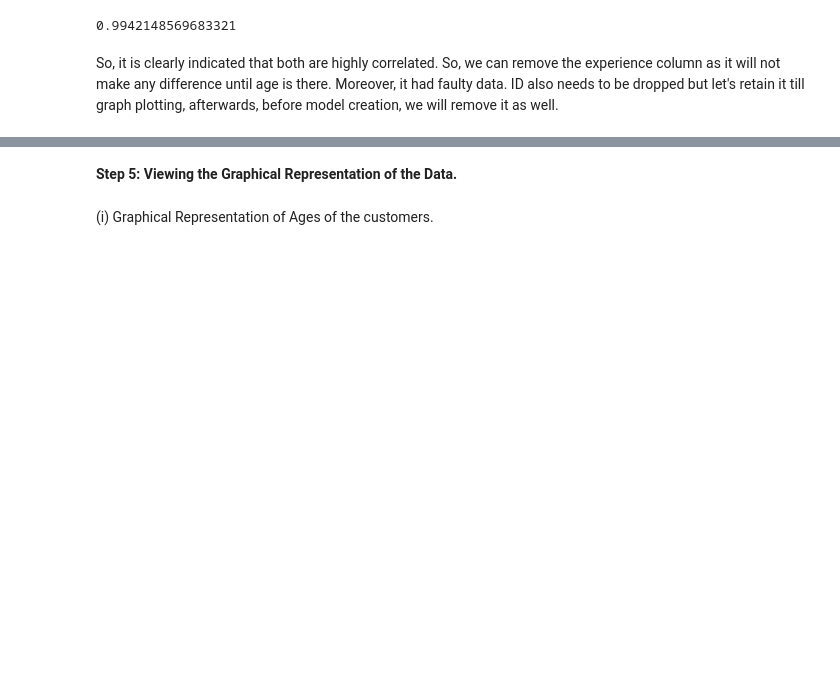
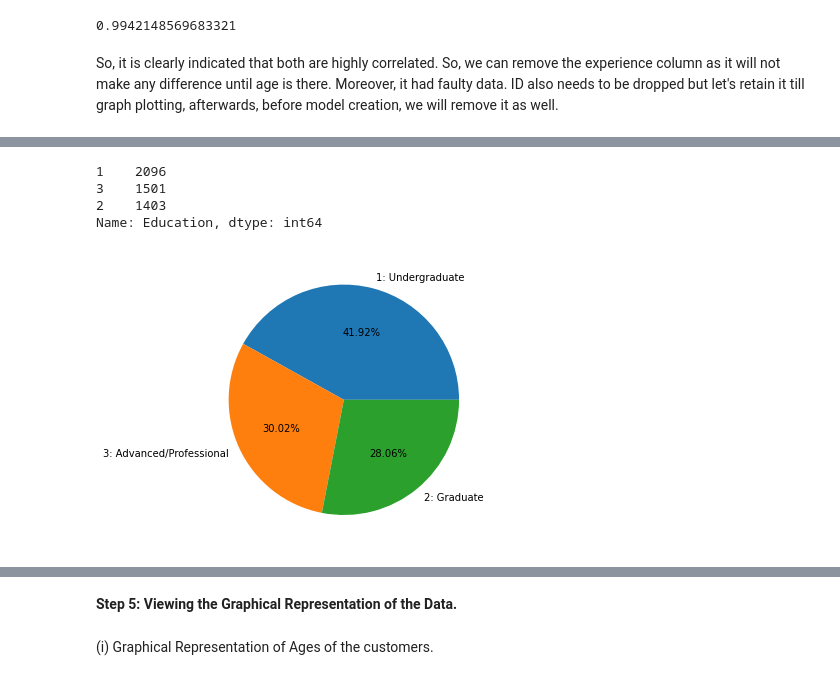
Before and after one commit to Saurabh-Datta/Internship_Project, a Jupyter notebook: Internship_Project.ipynb, the cells around one changed output, grey strips where cells are left out. Saved outputs shown, nothing was run; the diff lists cells and outputs as text; code cells hidden in the pictures; blank space fills up the shorter version.

```diff
--- a/Internship_Project.ipynb
+++ b/Internship_Project.ipynb
@@ -128,0 +203,18 @@ dataset.drop(['Experience'], axis = 1)
+# %%
+#Now seeing unique value counts of Education in which 1: Undergraduate, 2: Graduate, 3: Advanced/Professional
+dataset['Education'].value_counts()
+# %% [output]
+1    2096
+3    1501
+2    1403
+Name: Education, dtype: int64
+# %%
+#Now seeing the Pie Chart of this distributuion
+fig = plt.figure()
+ax = fig.add_axes([0,0,1,1])
+ax.axis('equal')
+label = ['1: Undergraduate','3: Advanced/Professional','2: Graduate']
+ax.pie(dataset['Education'].value_counts(),labels=label,autopct='%1.2f%%')
+plt.show()
+# %% [output]
+[figure, added]
```
Also changed, not shown: parts of 138 cells of this notebook.
